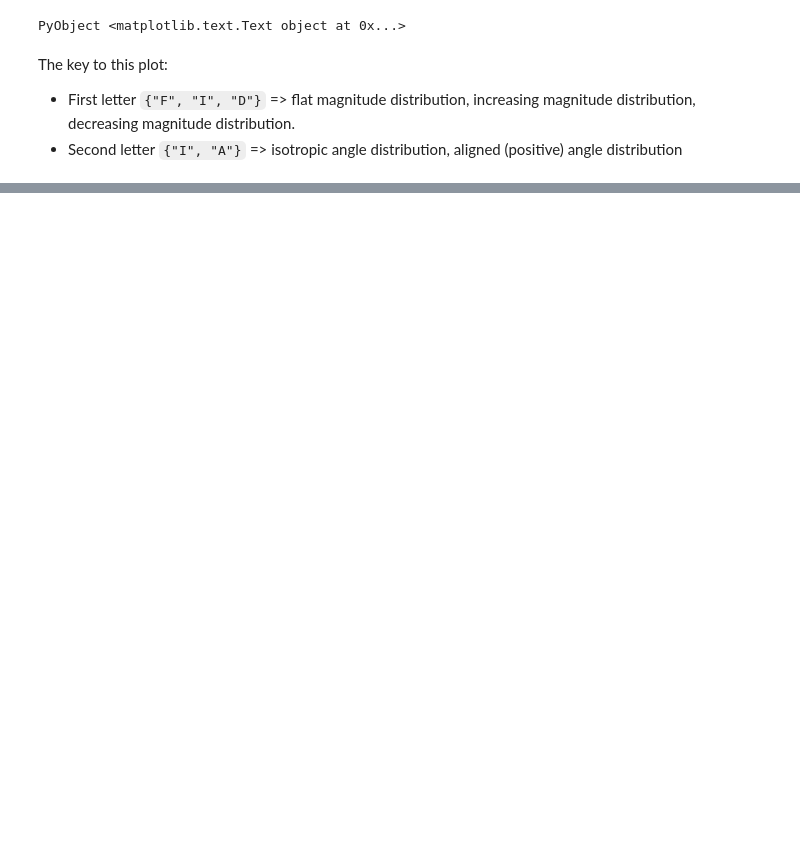
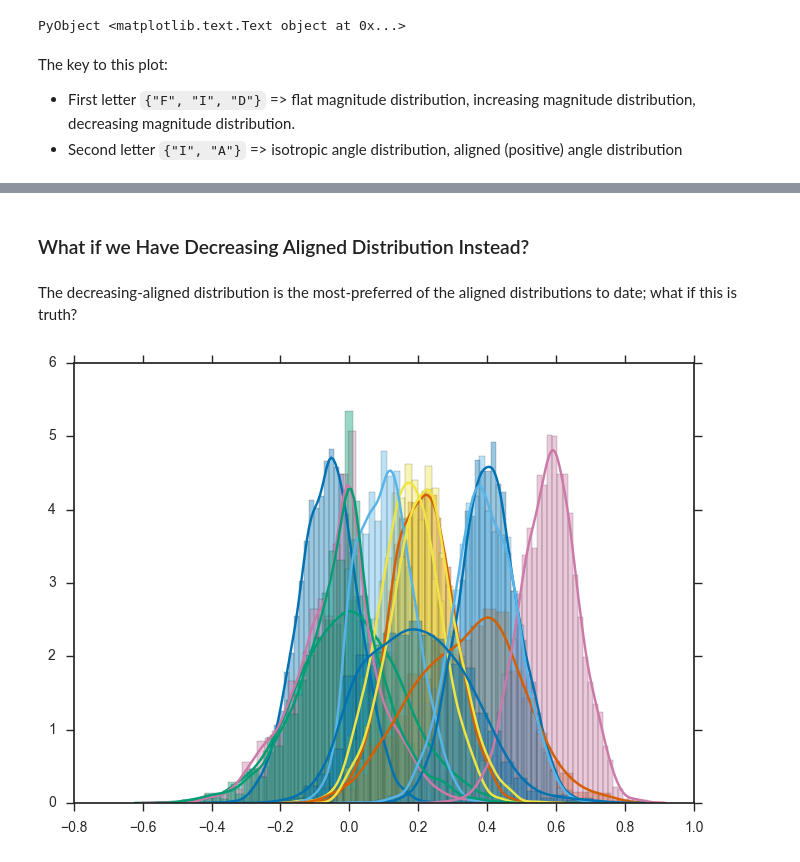
Before and after one commit to farr/AlignedVersusIsoSpin, a Jupyter notebook: notebooks/AlignedVersusIsoPhenom.ipynb, the cells around one changed output, grey strips where cells are left out. Cells and saved outputs as stored; diff of their text form; code cells hidden in the pictures; blank space fills up the shorter version.

```diff
--- a/notebooks/AlignedVersusIsoPhenom.ipynb
+++ b/notebooks/AlignedVersusIsoPhenom.ipynb
@@ -192,0 +254,38 @@ PyObject <matplotlib.text.Text object at 0x...>
+# %% [markdown]
+### What if we Have Decreasing Aligned Distribution Instead?
+# %% [markdown]
+The decreasing-aligned distribution is the most-preferred of the aligned distributions to date; what if this is truth?
+# %%
+function mockdeccatalog(n)
+    samples = []
+    for i in 1:n
+        sigma = rand([sigmaGW150914, sigmaLVT151012, sigmaGW151226])
+        a = 1.0 - sqrt(1.0 - rand()) # p(a) = 2(1-a)
+
+        chieff_true = a
+
+        chieff_obs = chieff_true + sigma*randn()
+        chieff_samps = chieff_obs + sigma*randn(10000)
+        chieff_wts = p_iso_flat.(chieff_samps)
+
+        wtmax = maximum(chieff_wts)
+        cesamps = []
+        for (ce, w) in zip(chieff_samps, chieff_wts)
+            r = wtmax*rand()
+            if r < w
+                push!(cesamps, ce)
+            end
+        end
+
+        push!(samples, cesamps)
+    end
+    samples
+end
+
+mockO2dec = vcat(mocksamples, mockdeccatalog(10))
+
+for s in mockO2dec
+    sns.distplot(s)
+end
+# %% [output]
+[figure, added]
```
Also changed, not shown: parts of 9 cells of this notebook.
